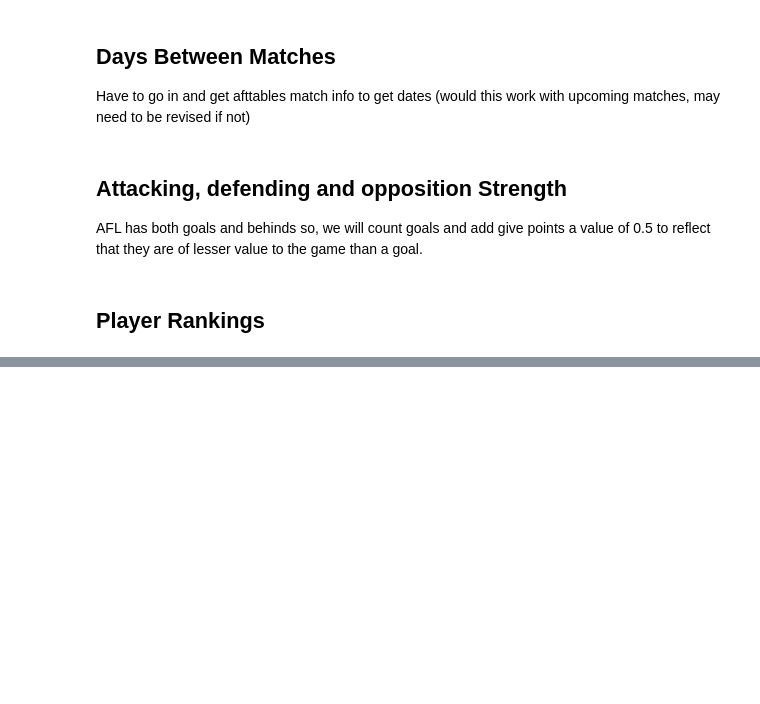
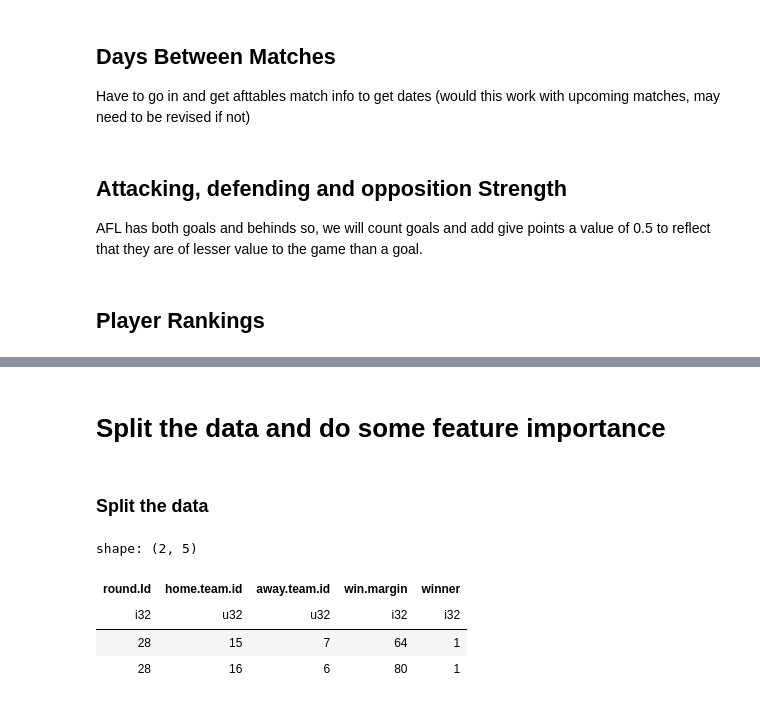
Before and after one commit to suttoe/AFLmodel, a Jupyter notebook: AFLdata.ipynb, the cells around one changed output, grey strips where cells are left out. Cells and saved outputs as stored; diff of their text form; code cells hidden in the pictures; blank space fills up the shorter version.

```diff
--- a/AFLdata.ipynb
+++ b/AFLdata.ipynb
@@ -623,0 +715,10 @@ df_test
+# %%
+#get the sum of teams rating
+sumedteamRating = (playerPoints
+    .group_by('team.name', 'round.Id')
+    .agg(pl.col('ratingPoints').sum())
+    .sort('team.name', 'round.Id')
+    .rolling(index_column='round.Id', period='10i', by=['team.name'])
+    .agg(pl.col('ratingPoints').sum().alias('rolling.ratingPoints'))
+    .with_columns(pl.col('round.Id').shift(-1).over('team.name').alias('nextRound'))
+)
@@ -623,0 +754,10 @@ df_test
+# %%
+seasonStep7 = (seasonStep6
+     .with_columns(pl.col('round.Id').cast(pl.Int32))
+     #join home teams ratings
+     .join(sumedteamRating.drop('round.Id'), how='left', left_on=['home.team.name', 'round.Id'], right_on=['team.name', 'nextRound'])
+     .rename({'rolling.ratingPoints' : 'home.team.playerPoints'})
+     #join away tea,s ratings
+     .join(sumedteamRating.drop('round.Id'), how='left', left_on=['away.team.name', 'round.Id'], right_on=['team.name', 'nextRound'])
+     .rename({'rolling.ratingPoints' : 'away.team.playerPoints'})
+)
@@ -623,0 +766,15 @@ df_test
+# %%
+dataFinal = (seasonStep7
+             .select('round.Id', 'compSeason.year', 'home.team.id', 'home.bye.flag', 'home.ladder.position', 'home.elo.score', 'home.venue.portion', 'home.day.last.match', 'home.attack.t-1', 'home.attack.t-2',
+                   'home.attack.t-3', 'home.attack.t-4', 'home.attack.t-5', 'home.defense.t-1', 'home.defense.t-2', 'home.defense.t-3', 'home.defense.t-4', 'home.defense.t-5', 'home.opposition.strength',
+                   'home.team.playerPoints', 'away.team.id', 'away.bye.flag', 'away.ladder.position', 'away.elo.score', 'away.venue.portion', 'away.day.last.match', 'away.attack.t-1', 'away.attack.t-2',
+                   'away.attack.t-3', 'away.attack.t-4', 'away.attack.t-5', 'away.defense.t-1', 'away.defense.t-2', 'away.defense.t-3', 'away.defense.t-4', 'away.defense.t-5', 'away.opposition.strength',
+                   'away.team.playerPoints', 'win.margin', 'winner')
+             #remove 2015
+             .filter(pl.col('compSeason.year') != 2015)
+
+            )
+# %% [markdown]
+# Split the data and do some feature importance
+# %% [markdown]
+### Split the data
@@ -623,0 +791,8 @@ df_test
+# %%
+trainY.head(2)
+# %% [output]
+shape: (2, 5)
+| round.Id | home.team.id | away.team.id | win.margin | winner |
+| i32 | u32 | u32 | i32 | i32 |
+| 28 | 15 | 7 | 64 | 1 |
+| 28 | 16 | 6 | 80 | 1 |
```
Also changed, not shown: parts of 63 cells of this notebook, 7 other files.
